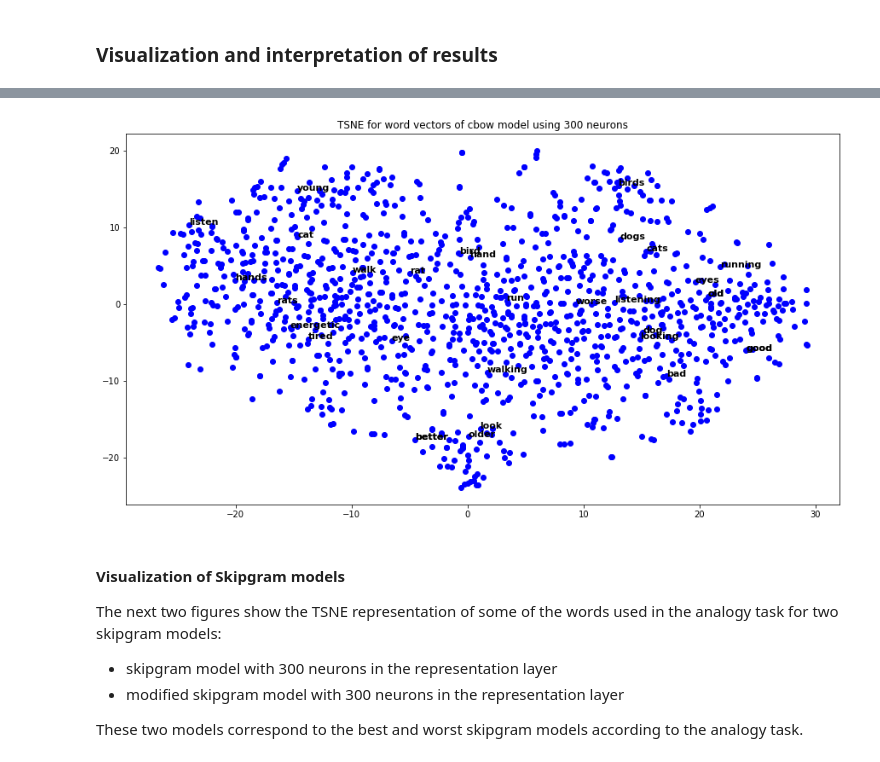
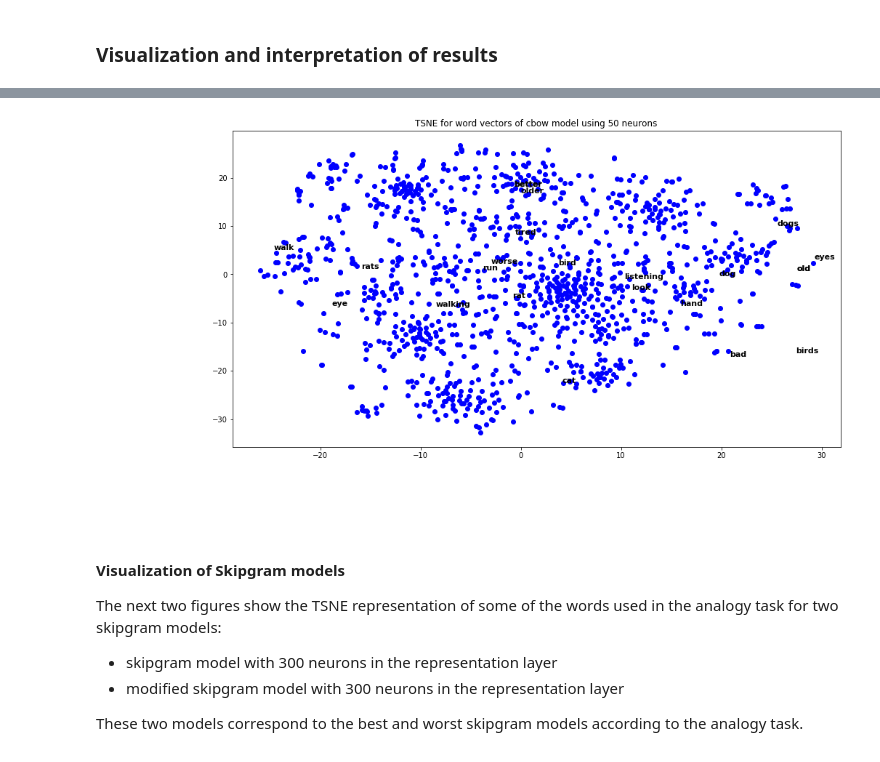
Before and after one commit to jacordero/recsys, a Jupyter notebook: Assignment1Final.ipynb, the cells around one changed output, grey strips where cells are left out. Saved outputs shown, nothing was run; the diff lists cells and outputs as text; code cells hidden in the pictures.

```diff
--- a/Assignment1Final.ipynb
+++ b/Assignment1Final.ipynb
@@ -256,7 +256,7 @@ cbow_150neurons_model.compile(loss='categorical_crossentropy', optimizer='adadel
 cbow_300neurons_model.compile(loss='categorical_crossentropy', optimizer='adadelta')
 # %%
 #train model
-EPOCHS = 10
+EPOCHS = 30
 #EPOCHS = 1
 
 for idx in range(EPOCHS):
@@ -520,7 +520,7 @@ cbow_150neurons_dense.compile(loss='categorical_crossentropy', optimizer='adadel
 cbow_300neurons_dense.compile(loss='categorical_crossentropy', optimizer='adadelta')
 # %%
 #train model for CBOW + dense
-EPOCHS = 10
+EPOCHS = 30
 #EPOCHS = 1
 
 for idx in range(EPOCHS):
@@ -909,7 +909,7 @@ analogy_words_to_visualize = ['bad', 'worse', 'good', 'better',
 # %%
 # CBOW model with 150 neurons
 tsne = TSNE(n_components=2, init='pca', random_state=0)
-cbow_150neurons_model_vectors_projection = tsne.fit_transform(cbow_150neurons_model.get_weights()[0]).T
+cbow_150neurons_model_vectors_projection = tsne.fit_transform(cbow_150neurons_embeddings).T
 fig = plt.figure(figsize=(15, 8))
 plt.scatter(cbow_150neurons_model_vectors_projection[0],
             cbow_150neurons_model_vectors_projection[1],
@@ -928,22 +928,22 @@ plt.show()
 # %%
 # CBOW model with 300 neurons
 tsne = TSNE(n_components=2, init='pca', random_state=0)
-cbow_300neurons_model_vectors_projection = tsne.fit_transform(cbow_300neurons_model.get_weights()[0]).T
+cbow_50neurons_model_vectors_projection = tsne.fit_transform(cbow_50neurons_embeddings).T
 fig = plt.figure(figsize=(15, 8))
 plt.scatter(cbow_300neurons_model_vectors_projection[0],
             cbow_300neurons_model_vectors_projection[1],
             c='b', cmap=plt.cm.Spectral)
 
 for word in analogy_words_to_visualize:
     idx = tokenizer.word_index[word]
-    x_pos= cbow_300neurons_model_vectors_projection[0][idx]
-    y_pos= cbow_300neurons_model_vectors_projection[1][idx]
+    x_pos= cbow_50neurons_model_vectors_projection[0][idx]
+    y_pos= cbow_50neurons_model_vectors_projection[1][idx]
     plt.annotate(word, (x_pos, y_pos), fontsize=11, fontweight='bold')
 
-plt.title("TSNE for word vectors of cbow model using 300 neurons")
+plt.title("TSNE for word vectors of cbow model using 50 neurons")
 plt.show()
 # %% [output]
-[figure, old version]
+[figure, new version]
 # %% [markdown]
 #### Visualization of Skipgram models
 
```
Also changed, not shown: parts of 9 cells of this notebook.
